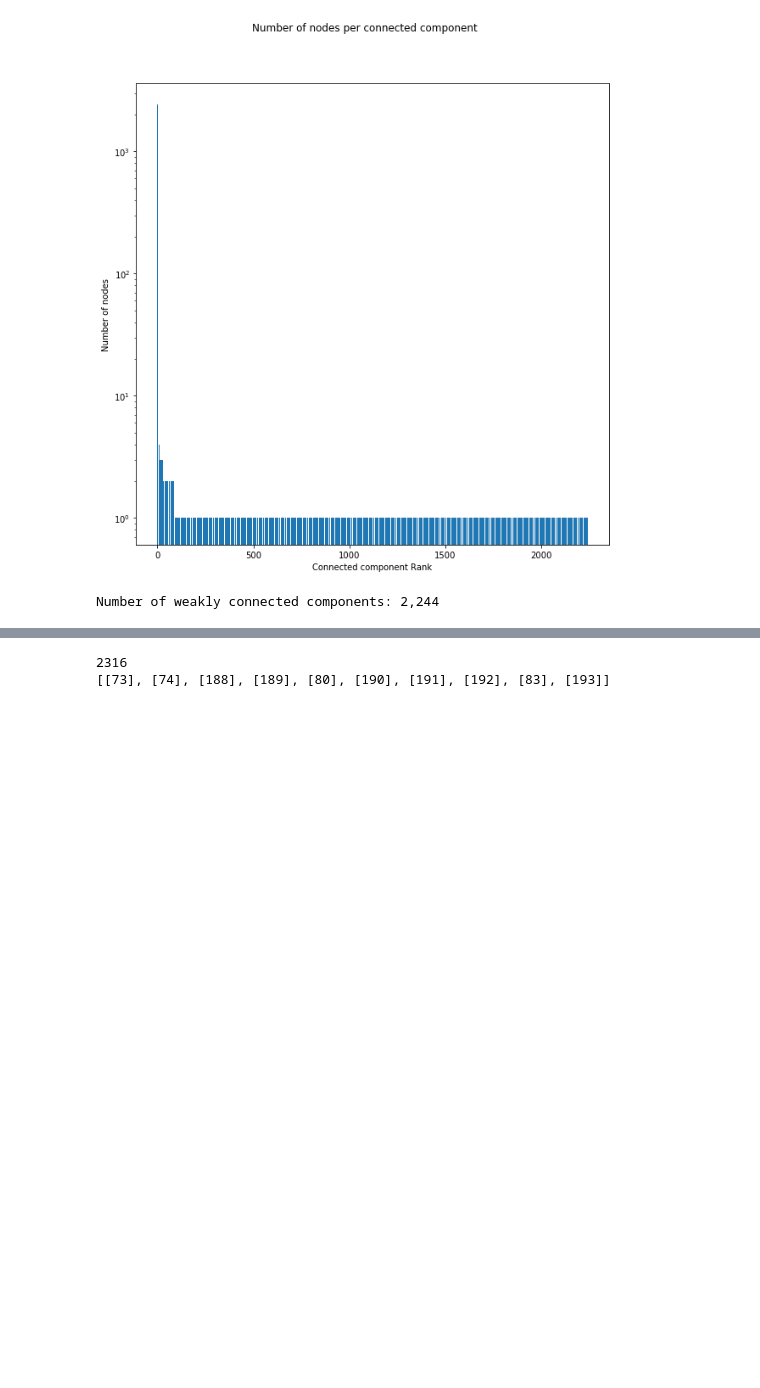
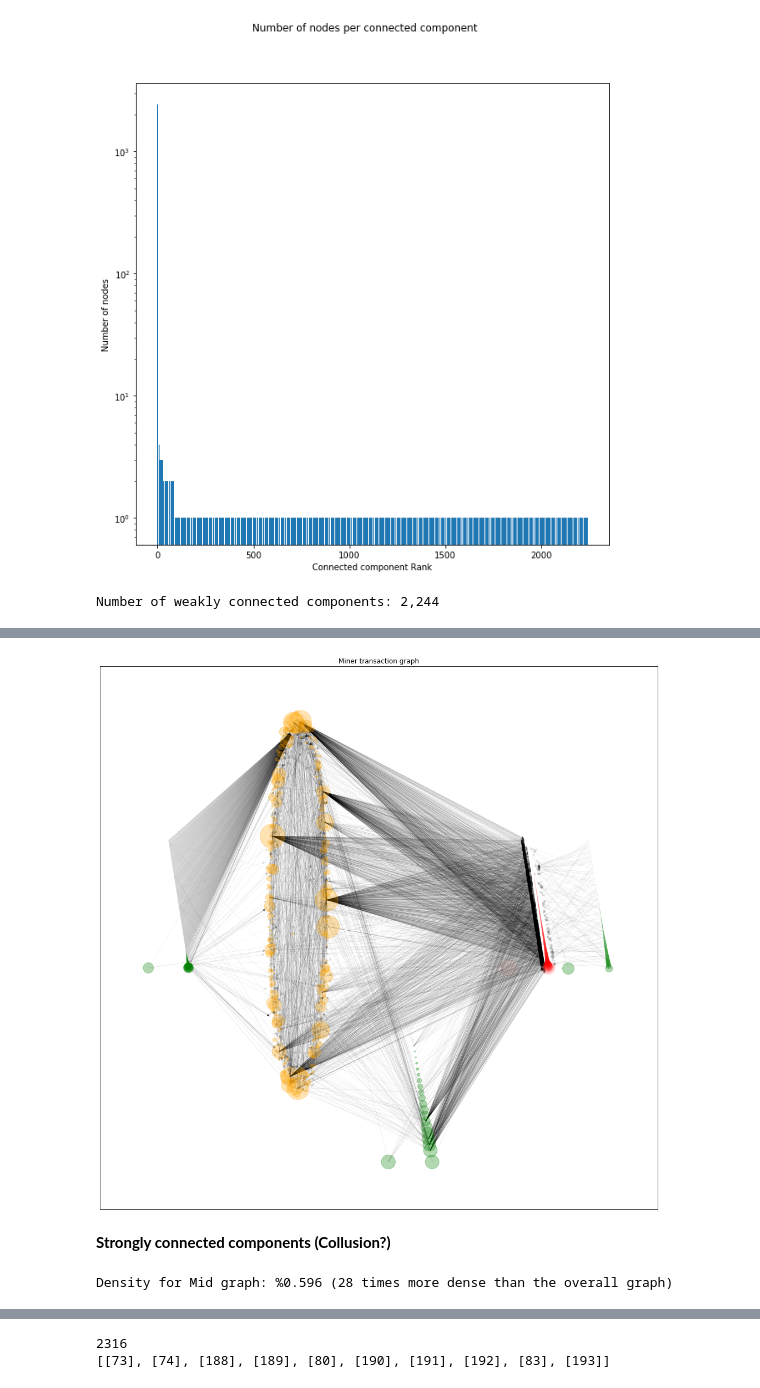
Before and after one commit to dsrincon/miner_network_analysis, a Jupyter notebook: ethereum_miner_controllability_analysis.ipynb, the cells around one changed output, grey strips where cells are left out. Cells and saved outputs as stored; diff of their text form; code cells hidden in the pictures; blank space fills up the shorter version.

```diff
--- a/ethereum_miner_controllability_analysis.ipynb
+++ b/ethereum_miner_controllability_analysis.ipynb
@@ -484,10 +551,14 @@ Number of weakly connected components: 2,244
 # Analize Giant weakly connected component (GWCC)
 
 G_gwcc_final=G_final.subgraph(un_G_f_comp[0]) #Giant weakly connected component
-gwcc_final_blocks=np.array([a['blocks'] for n,a in G_gwcc_final.nodes(data=True)]).sum()
+gwcc_final_nodes=[(n,d['blocks']) for n,d in G_gwcc_final.nodes(data=True)]
+gwcc_final_blocks=np.array([a for n,a in gwcc_final_nodes]).sum()
 gwcc_final_edges=[(n1,n2,a['value']) for n1,n2,a in G_gwcc_final.edges(data=True)]
 gwcc_final_value=np.array([e[2] for e in gwcc_final_edges]).sum()*(eth_to_usd/wei_to_eth)
 
+
+
+print('Nodes in GWCC:{:.0f}'.format(len(gwcc_final_nodes)))
 print('Hash power in GWCC:{:.0f}%'.format((gwcc_final_blocks/total_blocks)*100))
 print('Value transacted in GWCC: ${:,.0f} ({:.0f}% of all value)'.
       format(gwcc_final_value,(gwcc_final_value/value_trans_final)*100))
@@ -497,3 +755,27 @@ Value transacted in GWCC: $336,196,576 (97% of all value)
+# %%
+# Draw Transaction Graph for components
+
+nodes_lists=[nodes_outin_only,nodes_outmid_only,nodes_outmix,G_gwcc_mid_nodes,G_gwcc_in_nodes]
+
+
+fig=plt.figure(figsize=(18,18))
+draw_bowtie_graph(fig,G_gwcc_final,nodes_lists,'blocks',
+                      G_gwcc_final.edges(data=True),'value',111,edge_type='')
+# %% [output]
+[figure, added]
+# %% [markdown]
+**Strongly connected components (Collusion?)**
+# %%
+
+# Define subgraph of mid (in-out) nodes
+G_mid=G_gwcc_final.subgraph(list(zip(*G_gwcc_mid_nodes))[0])
+
+#Calculate density and diameter measures
+density_mid=nx.classes.function.density(G_mid)*100
+
+print('Density for Mid graph: %{:,.3f} ({:,.0f} times more dense than the overall graph)'.format(density_mid,density_mid/(density_final*100)))
+# %% [output]
+Density for Mid graph: %0.596 (28 times more dense than the overall graph)
 # %%
 # Analize Strongly Connected Components (SCC) in GWCC
 
```
Also changed, not shown: parts of 57 cells of this notebook, 8 other files.
